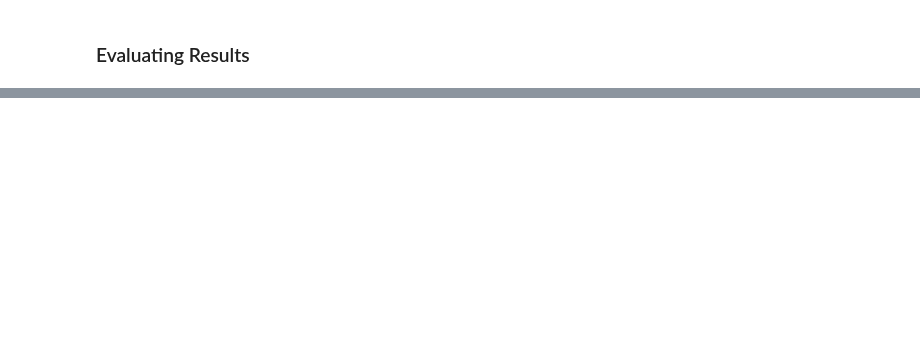
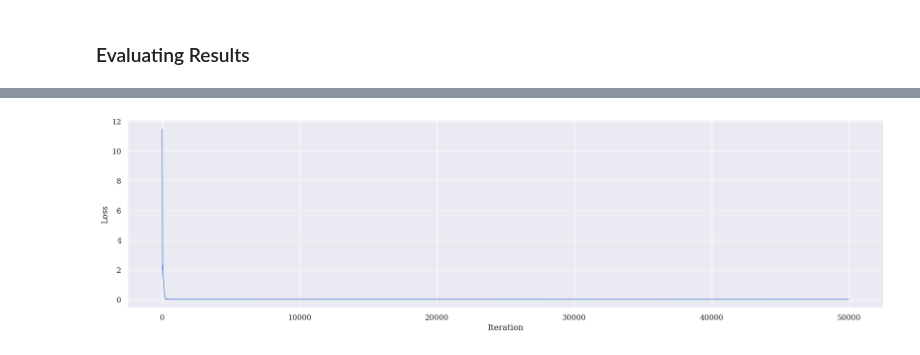
Before and after one commit to Fox-King777/ODE_System_Solver, a Jupyter notebook: solving_example_1.ipynb, the cells around one changed output, grey strips where cells are left out. Cells and saved outputs as stored; diff of their text form; code cells hidden in the pictures; blank space fills up the shorter version.

```diff
--- a/solving_example_1.ipynb
+++ b/solving_example_1.ipynb
@@ -116,0 +101,4 @@ plot_ode(t, res, an_sol)
+# %%
+plot_loss(len(loss), loss)
+# %% [output]
+[figure, added]
```
Also changed, not shown: parts of 3 cells of this notebook, 7 other files.
